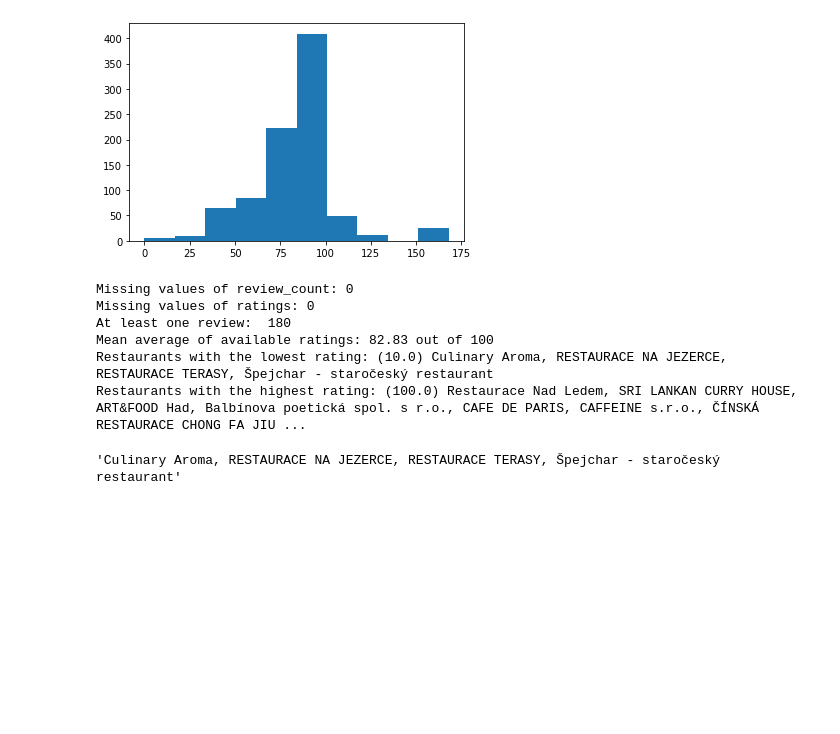
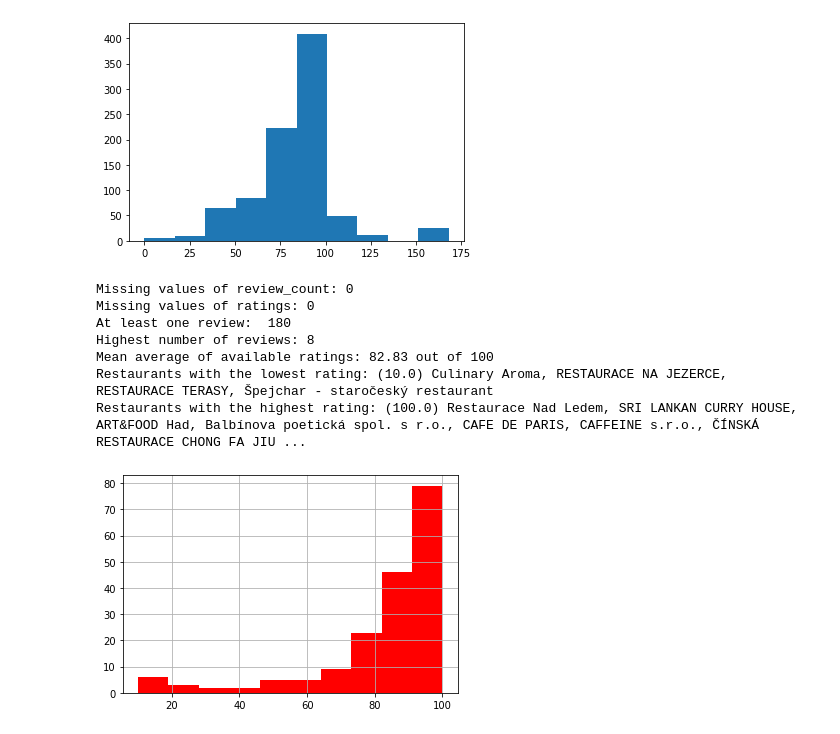
Before and after one commit to Matyas-Mattanelli/Webscraper-Zlate-Stranky, a Jupyter notebook: data_inspection_zlatestranky.ipynb, the cells around one changed output. Cells and saved outputs as stored; diff of their text form; code cells hidden in the pictures; blank space fills up the shorter version.

Commit message:
Inspecting, inspecting, inspecting (the data)

```diff
--- a/data_inspection_zlatestranky.ipynb
+++ b/data_inspection_zlatestranky.ipynb
@@ -9,3 +41,11 @@ df=pd.read_csv('restaurants_zlatestranky.csv',index_col=0)
+# %%
+#The dictionaries and lists in our data frame became strings after we converted the data frame to csv => we need to convert them back
+for column in ['opening_hours','opening_hours_span','phones','payment_methods','products','services','marks','coordinates']:
+    for idx in df.index:
+        try:
+            df.at[idx,column]=ast.literal_eval(df.at[idx,column])
+        except ValueError:
+            pass #In case there is NaN, ast.literal_eval throws an error => we will pass since we do not need to convert NaNs anyway
 # %%
 df.head()
 # %% [output]
@@ -18,3 +63,10 @@ df.head()
+# %%
+#It is closed => we will drop it
+try:
+    ind=list(pd.isna(df.coordinates)).index(True) #index to be dropped
+    df.drop(ind,inplace=True)
+except IndexError:
+    print('The value has been already removed')
 # %%
 district_counts=df.district.value_counts() #Currently administrative district => maybe should aggregate to municipal districts
 district_counts
@@ -156,6 +204,7 @@ spans_hist=plt.hist(array_of_sums_of_spans)
 print('Missing values of review_count: '+str(sum(pd.isna(df.review_count))))
 print('Missing values of ratings: '+str(sum(pd.isna(df.ratings))))
 print('At least one review: ',str(sum(df.review_count!=0)))
+print(f'Highest number of reviews: {max(df.review_count)}')
 available_ratings=df.ratings[df.review_count!=0]
 print('Mean average of available ratings: '+str(np.around(np.mean(available_ratings),2))+' out of 100')
 print('Restaurants with the lowest rating: '+'('+str(min(available_ratings))+') '+", ".join(list(df.name[df.ratings==min(available_ratings)])))
@@ -164,10 +213,11 @@ print('Restaurants with the highest rating: '+'('+str(max(available_ratings))+')
 Missing values of review_count: 0
 Missing values of ratings: 0
 At least one review:  180
+Highest number of reviews: 8
 Mean average of available ratings: 82.83 out of 100
 Restaurants with the lowest rating: (10.0) Culinary Aroma, RESTAURACE NA JEZERCE, RESTAURACE TERASY, Špejchar - staročeský restaurant
 Restaurants with the highest rating: (100.0) Restaurace Nad Ledem, SRI LANKAN CURRY HOUSE, ART&FOOD Had, Balbínova poetická spol. s r.o., CAFE DE PARIS, CAFFEINE s.r.o., ČÍNSKÁ RESTAURACE CHONG FA JIU ...
-# %%
-", ".join(list(df.name[df.ratings==min(available_ratings)]))
-# %% [output]
-'Culinary Aroma, RESTAURACE NA JEZERCE, RESTAURACE TERASY, Špejchar - staročeský restaurant'
+# %%
+ratings_hist=df.ratings[df.ratings!=0].hist(color='red')
+# %% [output]
+[figure, added]
```
Also changed, not shown: parts of 13 cells of this notebook.
